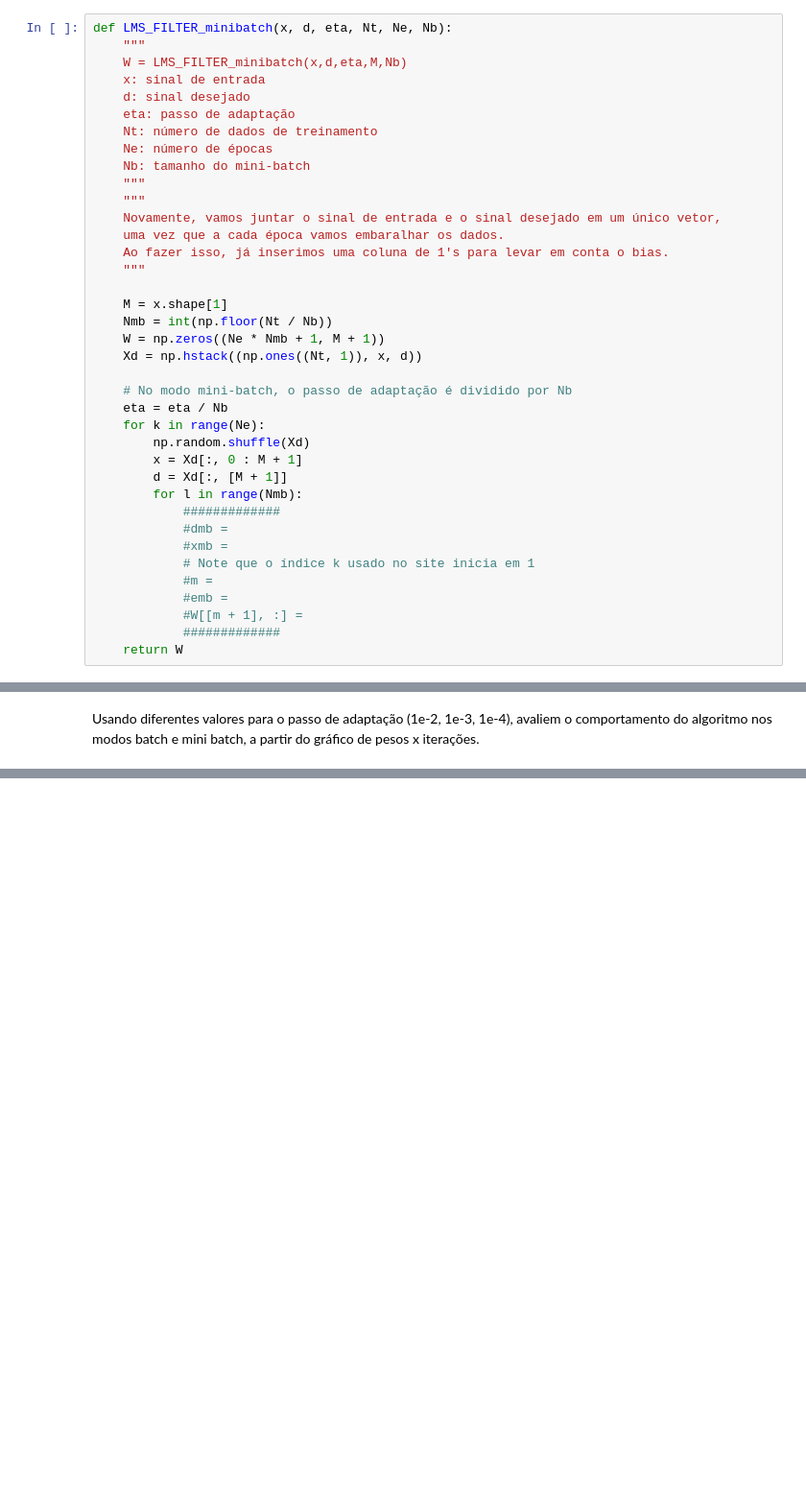
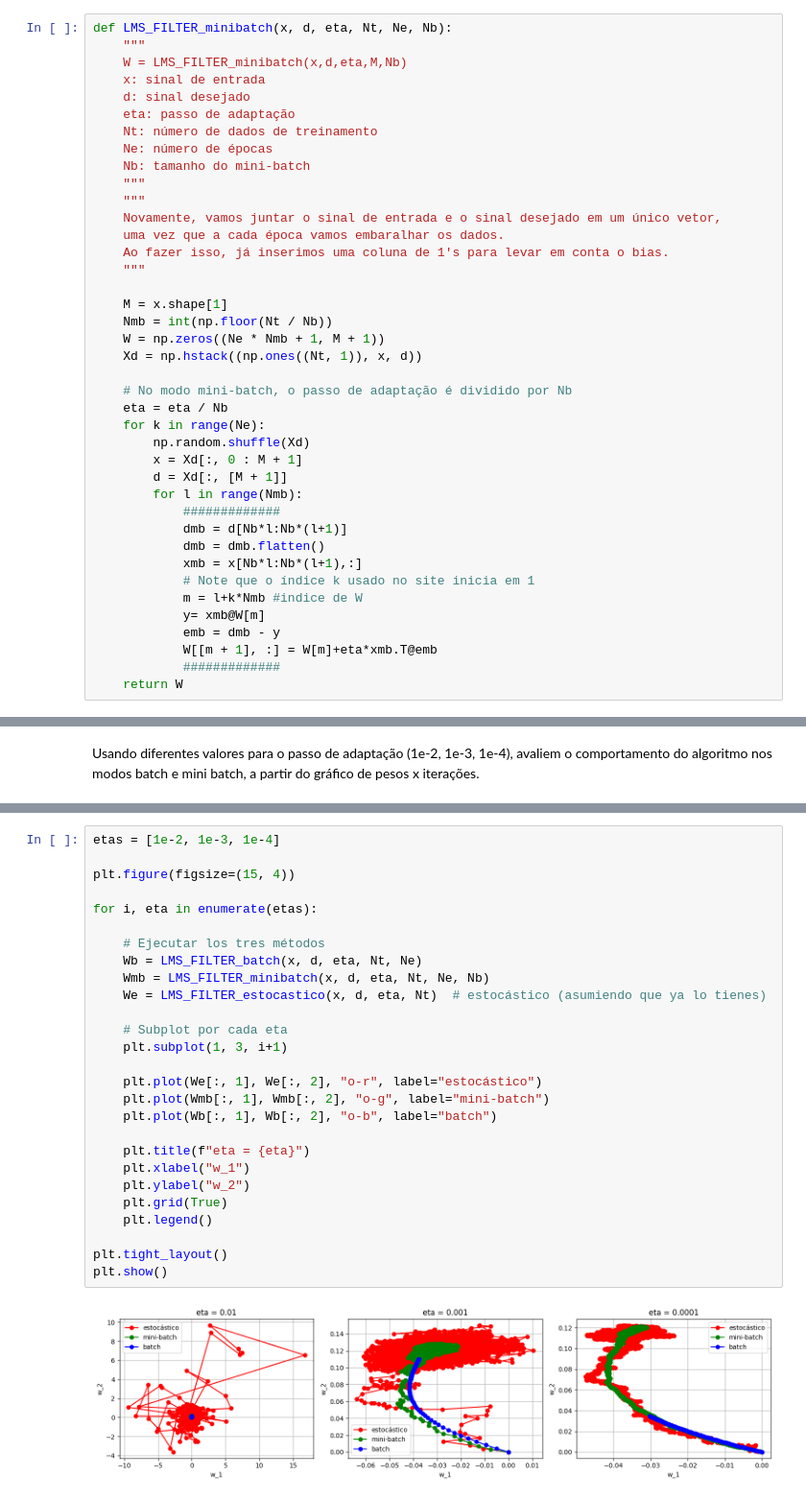
Before and after one commit to Gibonn24/Fundamentos-de-sistemas-Electr-nicos, a Jupyter notebook: ex_aula_2/ex_aula_2.ipynb, the cells around one changed output, grey strips where cells are left out. Shown at 96% size. Drawn from its saved outputs; the diff is of its cells as text; blank space fills up the shorter version.

```diff
--- a/ex_aula_2/ex_aula_2.ipynb
+++ b/ex_aula_2/ex_aula_2.ipynb
@@ -423,12 +436,14 @@ def LMS_FILTER_minibatch(x, d, eta, Nt, Ne, Nb):
         d = Xd[:, [M + 1]]
         for l in range(Nmb):
             #############
-            #dmb =
-            #xmb =
+            dmb = d[Nb*l:Nb*(l+1)]
+            dmb = dmb.flatten()
+            xmb = x[Nb*l:Nb*(l+1),:]
             # Note que o índice k usado no site inicia em 1
-            #m =
-            #emb =
-            #W[[m + 1], :] =
+            m = l+k*Nmb #indice de W
+            y= xmb@W[m]
+            emb = dmb - y
+            W[[m + 1], :] = W[m]+eta*xmb.T@emb
             #############
     return W
 # %% [markdown]
@@ -491,0 +509,29 @@ Usando diferentes valores para o passo de adaptação (1e-2, 1e-3, 1e-4), avalie
+# %%
+etas = [1e-2, 1e-3, 1e-4]
+
+plt.figure(figsize=(15, 4))
+
+for i, eta in enumerate(etas):
+
+    # Ejecutar los tres métodos
+    Wb = LMS_FILTER_batch(x, d, eta, Nt, Ne)
+    Wmb = LMS_FILTER_minibatch(x, d, eta, Nt, Ne, Nb)
+    We = LMS_FILTER_estocastico(x, d, eta, Nt)  # estocástico (asumiendo que ya lo tienes)
+
+    # Subplot por cada eta
+    plt.subplot(1, 3, i+1)
+
+    plt.plot(We[:, 1], We[:, 2], "o-r", label="estocástico")
+    plt.plot(Wmb[:, 1], Wmb[:, 2], "o-g", label="mini-batch")
+    plt.plot(Wb[:, 1], Wb[:, 2], "o-b", label="batch")
+
+    plt.title(f"eta = {eta}")
+    plt.xlabel("w_1")
+    plt.ylabel("w_2")
+    plt.grid(True)
+    plt.legend()
+
+plt.tight_layout()
+plt.show()
+# %% [output]
+[figure, added]
```
Also changed, not shown: parts of 13 cells of this notebook.
